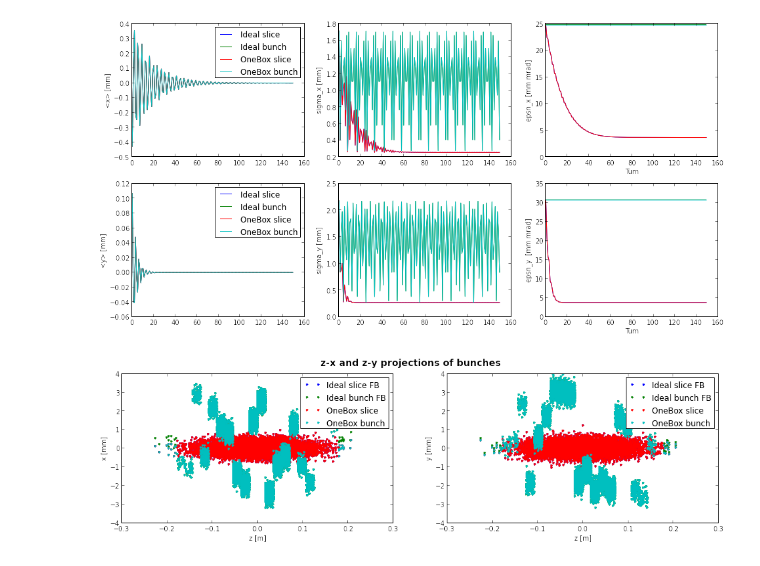
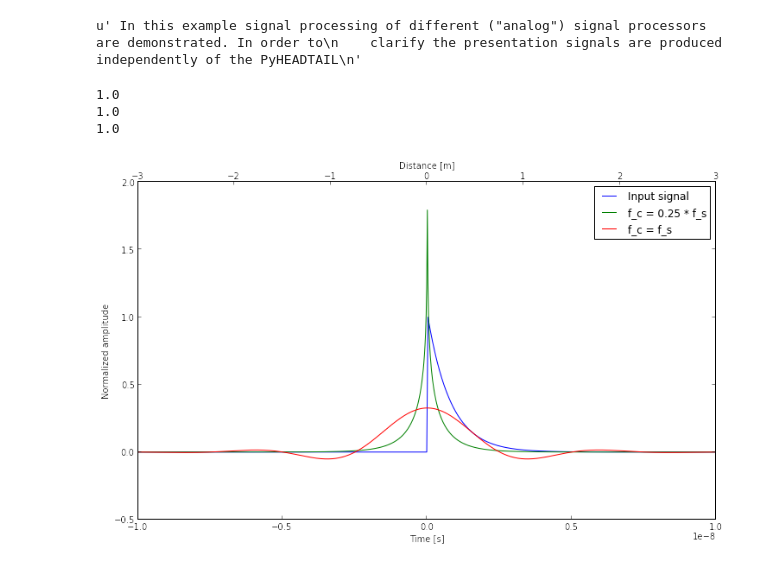
Before and after one commit to jkomppula/PyHEADTAIL_feedback, a Jupyter notebook: examples/004_analog_signal_processors.ipynb, the cells around one changed output. Saved outputs shown, nothing was run; the diff lists cells and outputs as text; code cells hidden in the pictures.

Commit message:
More examples

```diff
--- a/examples/004_analog_signal_processors.ipynb
+++ b/examples/004_analog_signal_processors.ipynb
@@ -109,8 +18,0 @@ compare_projections([bunch_init, bunch_IdealSliceFB, bunch_IdealBunchFB],
-# %%
-compare_traces([tracker_IdealSliceFB,tracker_IdealBunchFB, tracker_OneBox_slice, tracker_OneBox_bunch],
-               ['Ideal slice', 'Ideal bunch','OneBox slice', 'OneBox bunch'])
-compare_projections([bunch_IdealSliceFB, bunch_IdealBunchFB,bunch_OneBox_slice,bunch_OneBox_bunch],
-                    ['Ideal slice FB', 'Ideal bunch FB','OneBox slice', 'OneBox bunch'])
-# %% [output]
-[figure, removed]
-[figure, removed]
@@ -116,0 +128,32 @@ compare_projections([bunch_IdealSliceFB, bunch_IdealBunchFB,bunch_OneBox_slice,b
+# %%
+""" In this example signal processing of different ("analog") signal processors are demonstrated. In order to
+    clarify the presentation signals are produced independently of the PyHEADTAIL
+"""
+# %% [output]
+u' In this example signal processing of different ("analog") signal processors are demonstrated. In order to\n    clarify the presentation signals are produced independently of the PyHEADTAIL\n'
+# %%
+# The simplest way to limit bandwidth of the feedback system is to use low pass filters. At the moment there
+# are three different lowpass filter implemented.
+
+f_s = 1e8
+
+signal_1 = impulse(f_s,1000)
+processors_1 = [Lowpass(2*f_s)]
+process_signal(signal_1,processors_1)
+
+signal_2 = impulse(f_s,1000)
+processors_2 = [PhaseLinearizedLowpass(2*f_s)]
+process_signal(signal_2,processors_2)
+
+signal_3 = impulse(f_s,1000)
+processors_3 = [Sinc(2*f_s)]
+process_signal(signal_3,processors_3)
+
+
+compare_signals([signal_1, signal_2, signal_3],
+                ['Input signal', 'f_c = 0.25 * f_s',  'f_c = f_s'],True)
+# %% [output]
+1.0
+1.0
+1.0
+[figure, added]
```
Also changed, not shown: parts of 13 cells of this notebook, 2 other files.
